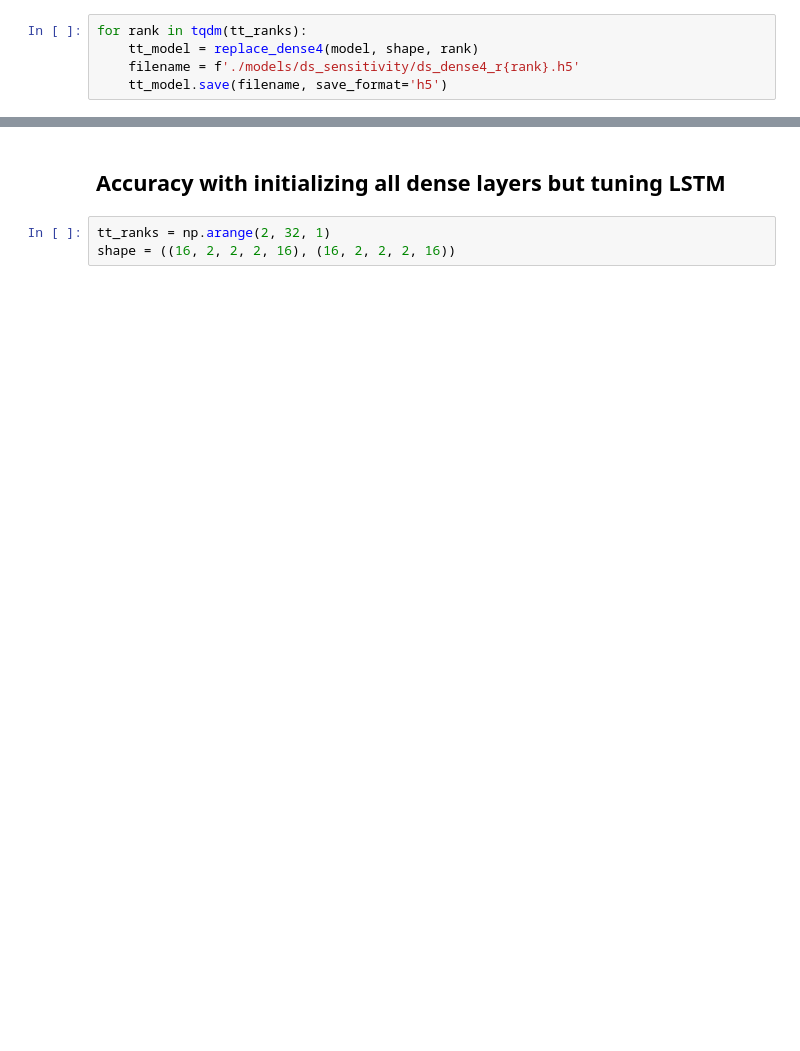
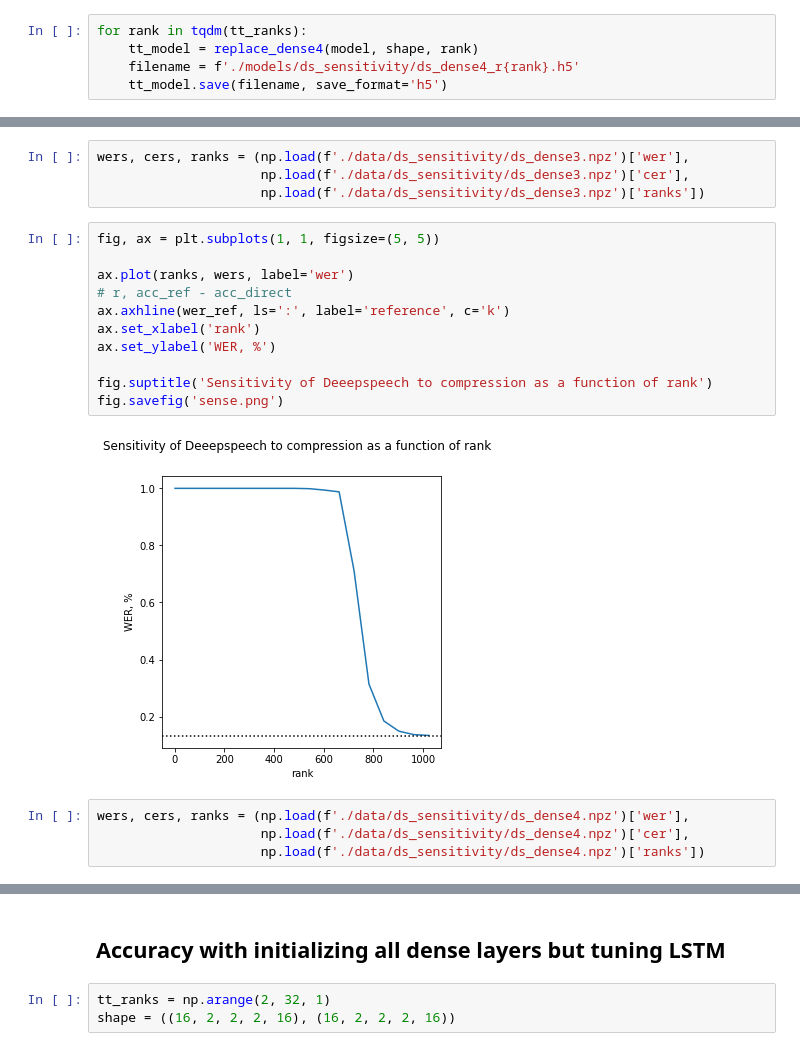
Before and after one commit to qbit-/Automatic-Speech-Recognition, a Jupyter notebook: notebooks/deepspeech_tt.ipynb, the cells around one changed output, grey strips where cells are left out. Saved outputs shown, nothing was run; the diff lists cells and outputs as text; blank space fills up the shorter version.

```diff
--- a/notebooks/deepspeech_tt.ipynb
+++ b/notebooks/deepspeech_tt.ipynb
@@ -260,0 +783,21 @@ fig.suptitle('Network execution time and accuracy as function of rank')
+# %%
+wers, cers, ranks = (np.load(f'./data/ds_sensitivity/ds_dense3.npz')['wer'],
+                     np.load(f'./data/ds_sensitivity/ds_dense3.npz')['cer'],
+                     np.load(f'./data/ds_sensitivity/ds_dense3.npz')['ranks'])
+# %%
+fig, ax = plt.subplots(1, 1, figsize=(5, 5))
+
+ax.plot(ranks, wers, label='wer')
+# r, acc_ref - acc_direct
+ax.axhline(wer_ref, ls=':', label='reference', c='k')
+ax.set_xlabel('rank')
+ax.set_ylabel('WER, %')
+
+fig.suptitle('Sensitivity of Deeepspeech to compression as a function of rank')
+fig.savefig('sense.png')
+# %% [output]
+[figure, added]
+# %%
+wers, cers, ranks = (np.load(f'./data/ds_sensitivity/ds_dense4.npz')['wer'],
+                     np.load(f'./data/ds_sensitivity/ds_dense4.npz')['cer'],
+                     np.load(f'./data/ds_sensitivity/ds_dense4.npz')['ranks'])
```
Also changed, not shown: parts of 20 cells of this notebook, 2 other files.
